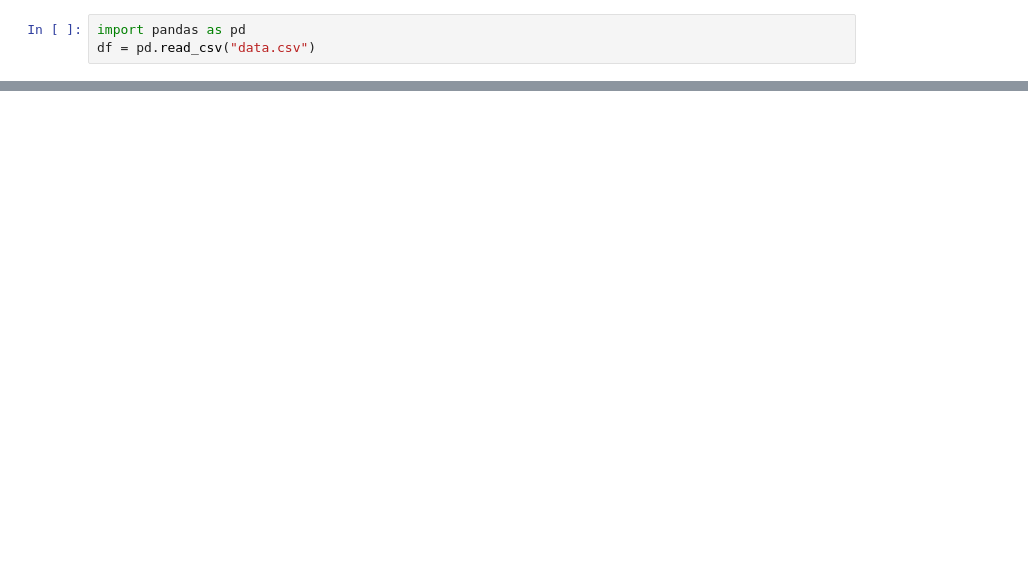
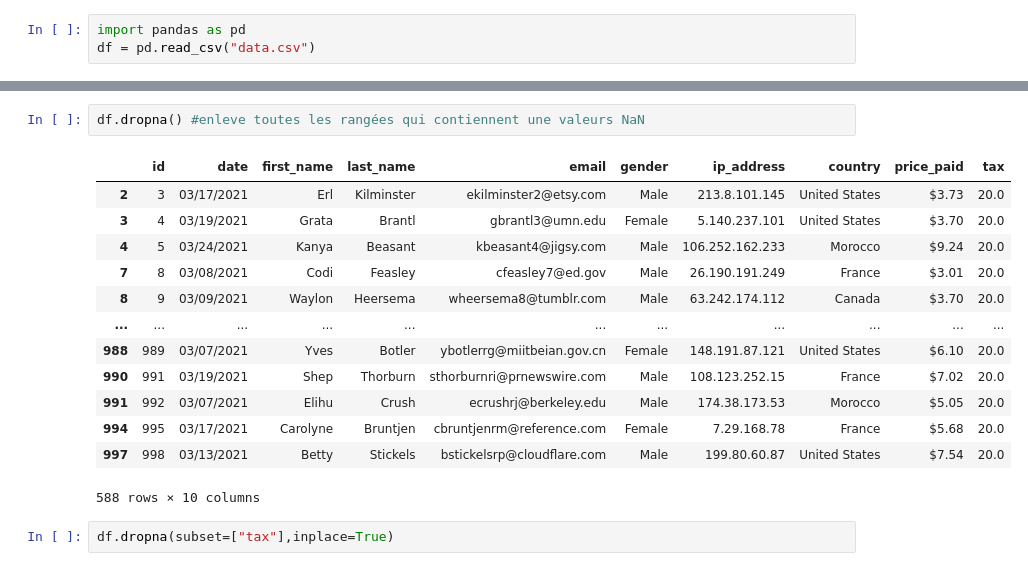
Before and after one commit to tsiporaenkaoua/Datascience-course, a Jupyter notebook: 06_Valeurs-Manquantes.ipynb, the cells around one changed output, grey strips where cells are left out. Cells and saved outputs as stored; diff of their text form; blank space fills up the shorter version.

```diff
--- a/06_Valeurs-Manquantes.ipynb
+++ b/06_Valeurs-Manquantes.ipynb
@@ -19,0 +115,18 @@ df.isnull() #true = valeur vide
+# %%
+df.dropna() #enleve toutes les rangées qui contiennent une valeurs NaN
+# %% [output]
+|  | id | date | first_name | last_name | email | gender | ip_address | country | price_paid | tax |
+| 2 | 3 | 03/17/2021 | Erl | Kilminster | ekilminster2@etsy.com | Male | 213.8.101.145 | United States | $3.73 | 20.0 |
+| 3 | 4 | 03/19/2021 | Grata | Brantl | gbrantl3@umn.edu | Female | 5.140.237.101 | United States | $3.70 | 20.0 |
+| 4 | 5 | 03/24/2021 | Kanya | Beasant | kbeasant4@jigsy.com | Male | 106.252.162.233 | Morocco | $9.24 | 20.0 |
+| 7 | 8 | 03/08/2021 | Codi | Feasley | cfeasley7@ed.gov | Male | 26.190.191.249 | France | $3.01 | 20.0 |
+| 8 | 9 | 03/09/2021 | Waylon | Heersema | wheersema8@tumblr.com | Male | 63.242.174.112 | Canada | $3.70 | 20.0 |
+| ... | ... | ... | ... | ... | ... | ... | ... | ... | ... | ... |
+| 988 | 989 | 03/07/2021 | Yves | Botler | ybotlerrg@miitbeian.gov.cn | Female | 148.191.87.121 | United States | $6.10 | 20.0 |
+| 990 | 991 | 03/19/2021 | Shep | Thorburn | sthorburnri@prnewswire.com | Male | 108.123.252.15 | France | $7.02 | 20.0 |
+| 991 | 992 | 03/07/2021 | Elihu | Crush | ecrushrj@berkeley.edu | Male | 174.38.173.53 | Morocco | $5.05 | 20.0 |
+| 994 | 995 | 03/17/2021 | Carolyne | Bruntjen | cbruntjenrm@reference.com | Female | 7.29.168.78 | France | $5.68 | 20.0 |
+| 997 | 998 | 03/13/2021 | Betty | Stickels | bstickelsrp@cloudflare.com | Male | 199.80.60.87 | United States | $7.54 | 20.0 |
+588 rows × 10 columns
+# %%
+df.dropna(subset=["tax"],inplace=True)
```
Also changed, not shown: parts of 9 cells of this notebook, 3 other files.
